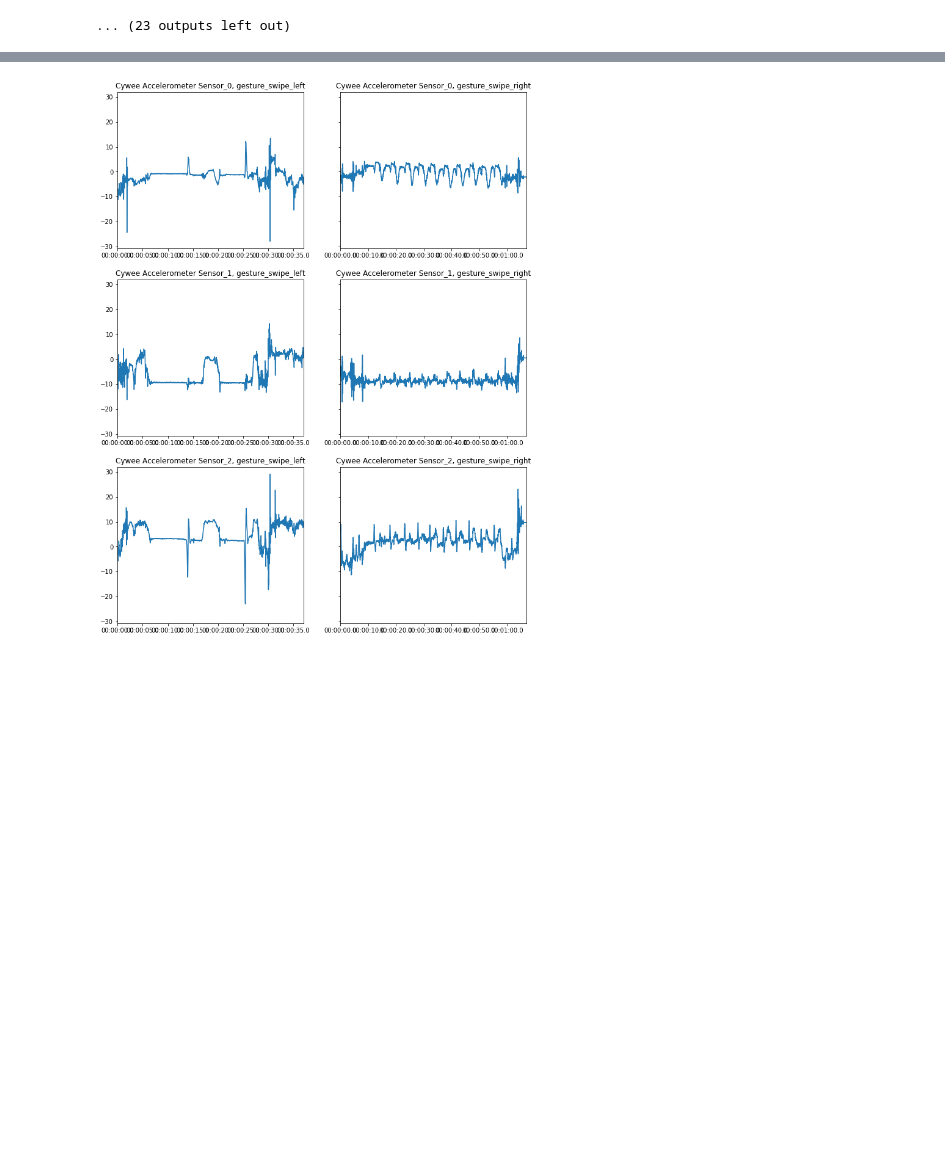
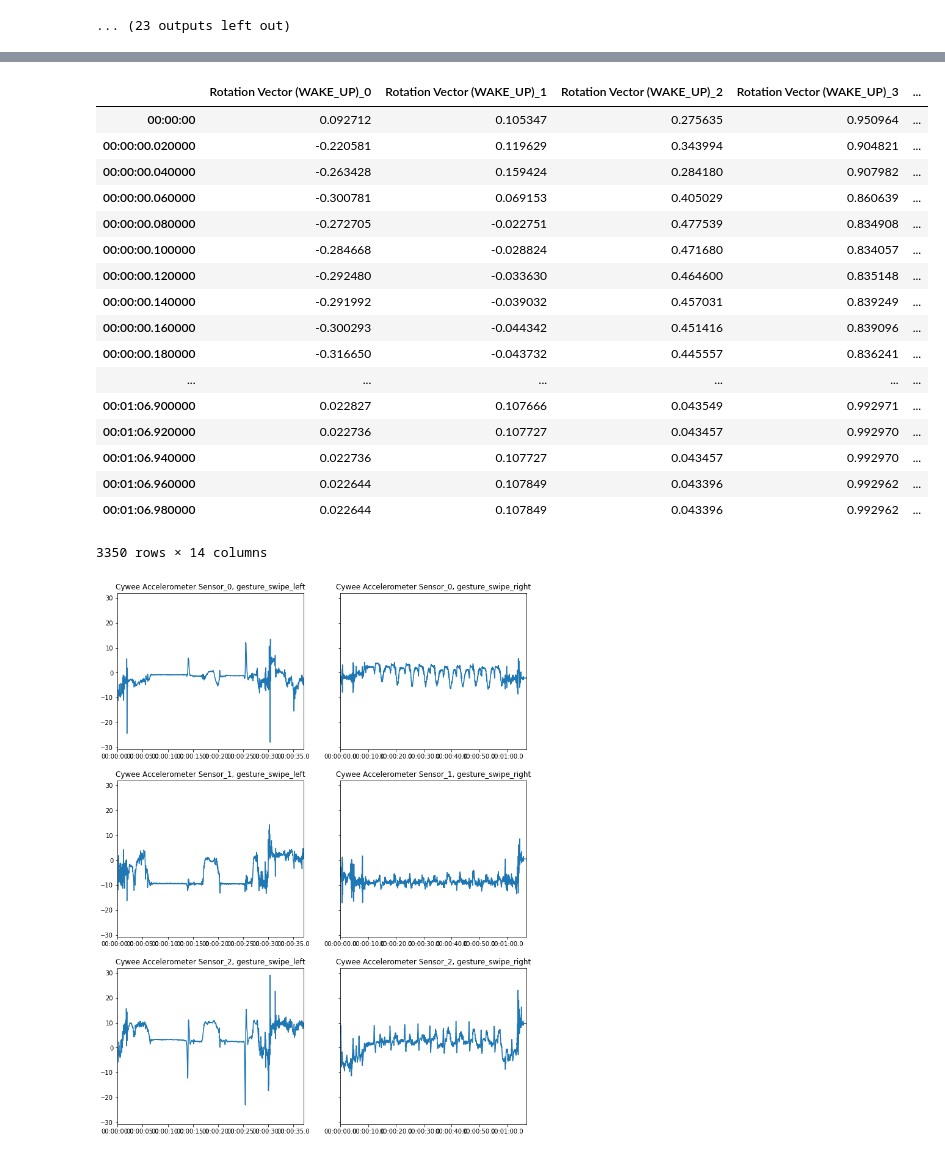
Before and after one commit to Alexsogge/wcs-cookbook, a Jupyter notebook: notebooks/plot_data.ipynb, the cells around one changed output, grey strips where cells are left out. Drawn from its saved outputs; the diff is of its cells as text; code cells hidden in the pictures; blank space fills up the shorter version.

```diff
--- a/notebooks/plot_data.ipynb
+++ b/notebooks/plot_data.ipynb
@@ -125,3 +132,24 @@ df_swipe_right, df_list, _ = read_and_plot("swipe_left_10.mkv", msg="Swipe RIGHT
+# %%
+df
+# %% [output]
+|  | Rotation Vector (WAKE_UP)_0 | Rotation Vector (WAKE_UP)_1 | Rotation Vector (WAKE_UP)_2 | Rotation Vector (WAKE_UP)_3 | ... |
+| 00:00:00 | 0.092712 | 0.105347 | 0.275635 | 0.950964 | ... |
+| 00:00:00.020000 | -0.220581 | 0.119629 | 0.343994 | 0.904821 | ... |
+| 00:00:00.040000 | -0.263428 | 0.159424 | 0.284180 | 0.907982 | ... |
+| 00:00:00.060000 | -0.300781 | 0.069153 | 0.405029 | 0.860639 | ... |
+| 00:00:00.080000 | -0.272705 | -0.022751 | 0.477539 | 0.834908 | ... |
+| 00:00:00.100000 | -0.284668 | -0.028824 | 0.471680 | 0.834057 | ... |
+| 00:00:00.120000 | -0.292480 | -0.033630 | 0.464600 | 0.835148 | ... |
+| 00:00:00.140000 | -0.291992 | -0.039032 | 0.457031 | 0.839249 | ... |
+| 00:00:00.160000 | -0.300293 | -0.044342 | 0.451416 | 0.839096 | ... |
+| 00:00:00.180000 | -0.316650 | -0.043732 | 0.445557 | 0.836241 | ... |
+| ... | ... | ... | ... | ... | ... |
+| 00:01:06.900000 | 0.022827 | 0.107666 | 0.043549 | 0.992971 | ... |
+| 00:01:06.920000 | 0.022736 | 0.107727 | 0.043457 | 0.992970 | ... |
+| 00:01:06.940000 | 0.022736 | 0.107727 | 0.043457 | 0.992970 | ... |
+| 00:01:06.960000 | 0.022644 | 0.107849 | 0.043396 | 0.992962 | ... |
+| 00:01:06.980000 | 0.022644 | 0.107849 | 0.043396 | 0.992962 | ... |
+3350 rows × 14 columns
 # %%
 gestures = ["swipe_left", "swipe_right"]
 
```
Also changed, not shown: parts of 4 cells of this notebook.
